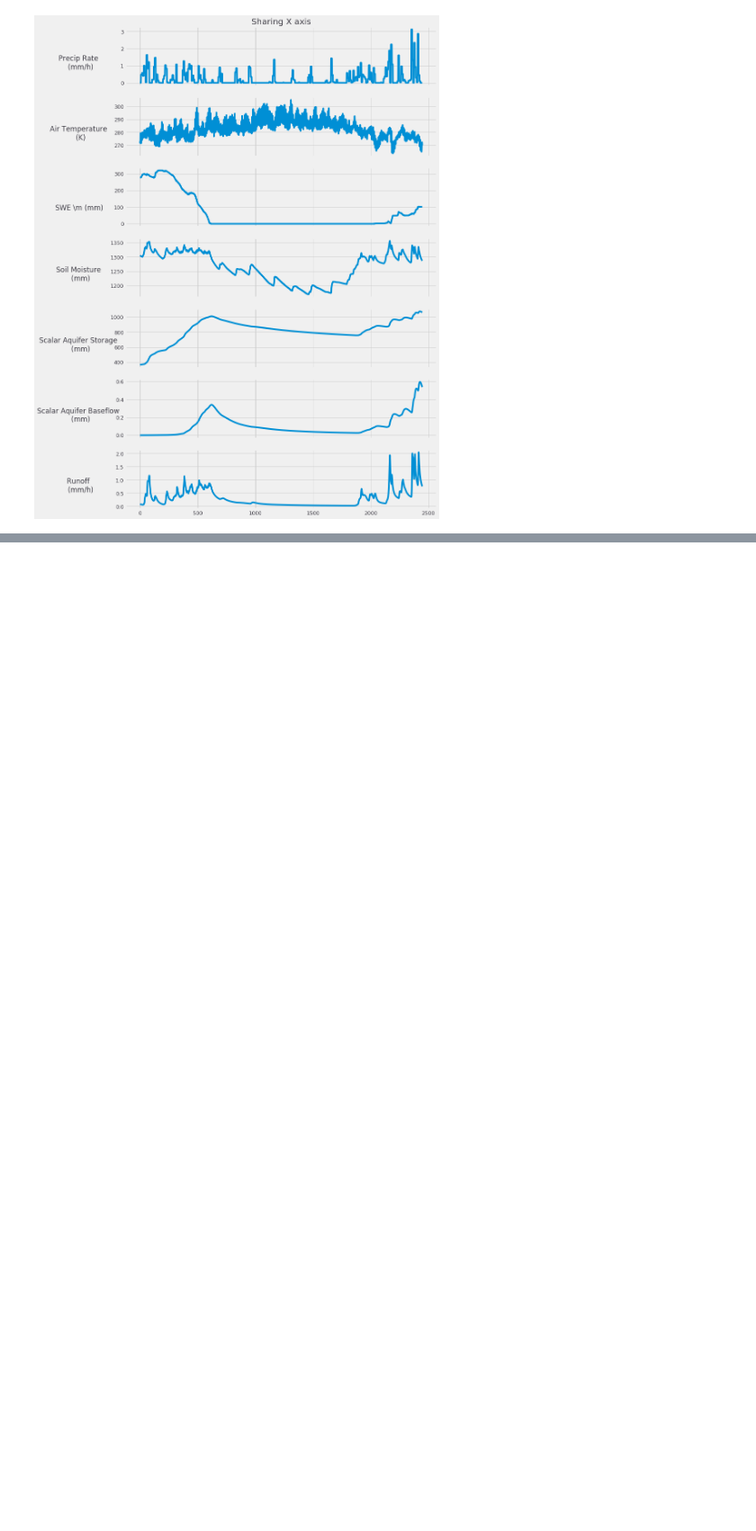
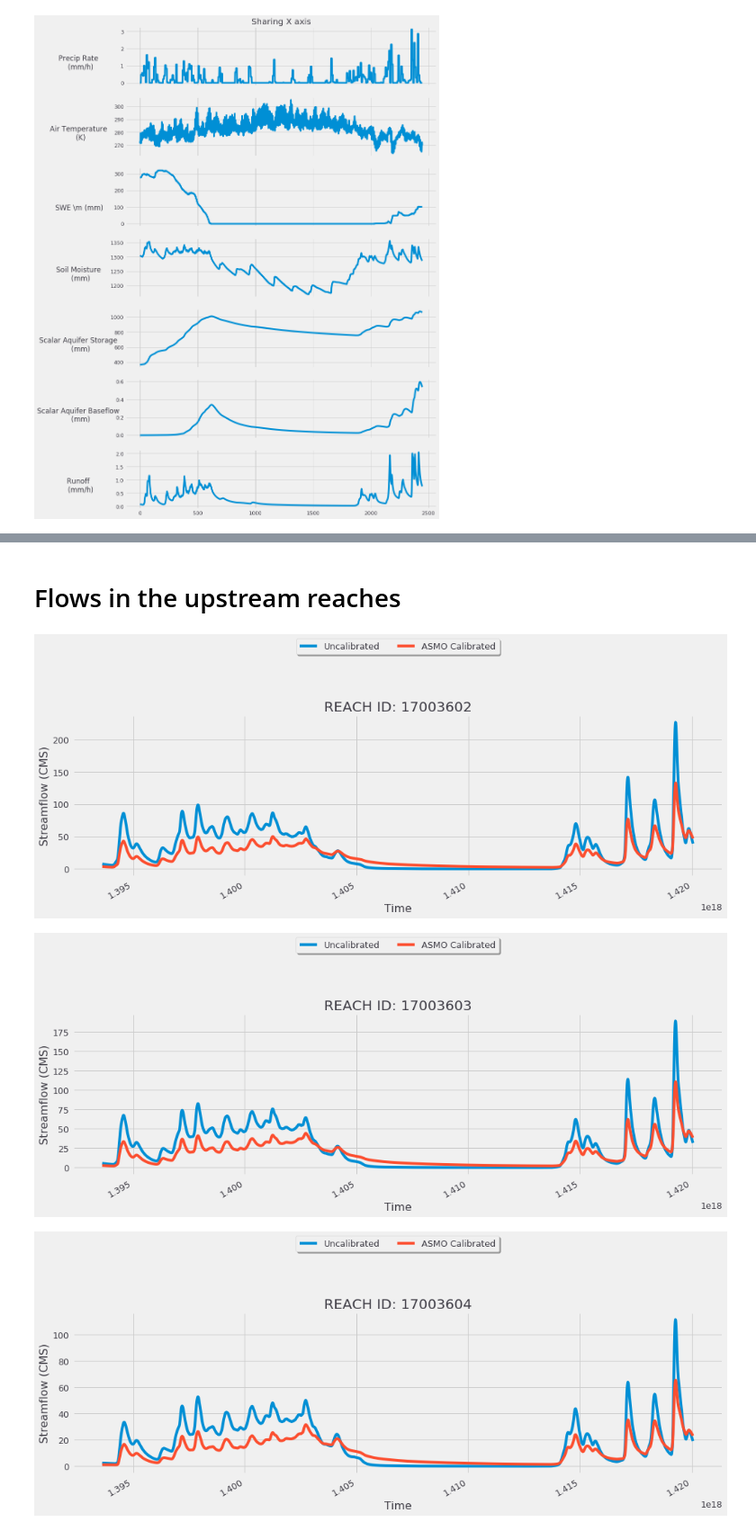
Before and after one commit to hydrofcst/luit, a Jupyter notebook: calib_HHDW1_comprehensive.ipynb, the cells around one changed output, grey strips where cells are left out. Shown at 90% size. Saved outputs shown, nothing was run; the diff lists cells and outputs as text; code cells hidden in the pictures; blank space fills up the shorter version.

Commit message:
Upstream reachers

```diff
--- a/calib_HHDW1_comprehensive.ipynb
+++ b/calib_HHDW1_comprehensive.ipynb
@@ -216,0 +217,32 @@ plt.show()
+# %% [markdown]
+# Flows in the upstream reaches
+# %%
+def plotUpsFlow(sid):
+    '''Plots streamflows in upstream reaches
+
+    flow1: Could be uncalibrated flows
+    flow2: Could be calibrated flows
+    sid: reach ID. Check the visual aid
+    '''
+
+    plt.style.use('fivethirtyeight')
+    plt.figure(figsize=(pltwidth,4))
+    uncalib.sel(sSeg = sid)['IRFroutedRunoff'].loc[starttime:endtime].plot(label='Uncalibrated')
+    calib.sel(sSeg = sid)['IRFroutedRunoff'].loc[starttime:endtime].plot(label='ASMO Calibrated')
+    plt.ylabel('Streamflow (CMS)', fontsize=16)
+    plt.xlabel('Time', fontsize=16)
+    plt.title('REACH ID: %i' %sid)
+    plt.legend(loc='upper center', bbox_to_anchor=(0.5, 1.5), ncol=2, fancybox=True, shadow=True)
+    plt.show()
+# %%
+plotUpsFlow(17003602)
+plotUpsFlow(17003603)
+plotUpsFlow(17003604)
+plotUpsFlow(17003605)
+plotUpsFlow(17003616)
+plotUpsFlow(17003617)
+plotUpsFlow(17003618)
+# %% [output]
+[figure, added]
+[figure, added]
+[figure, added]
```
Also changed, not shown: parts of 2 cells of this notebook.
